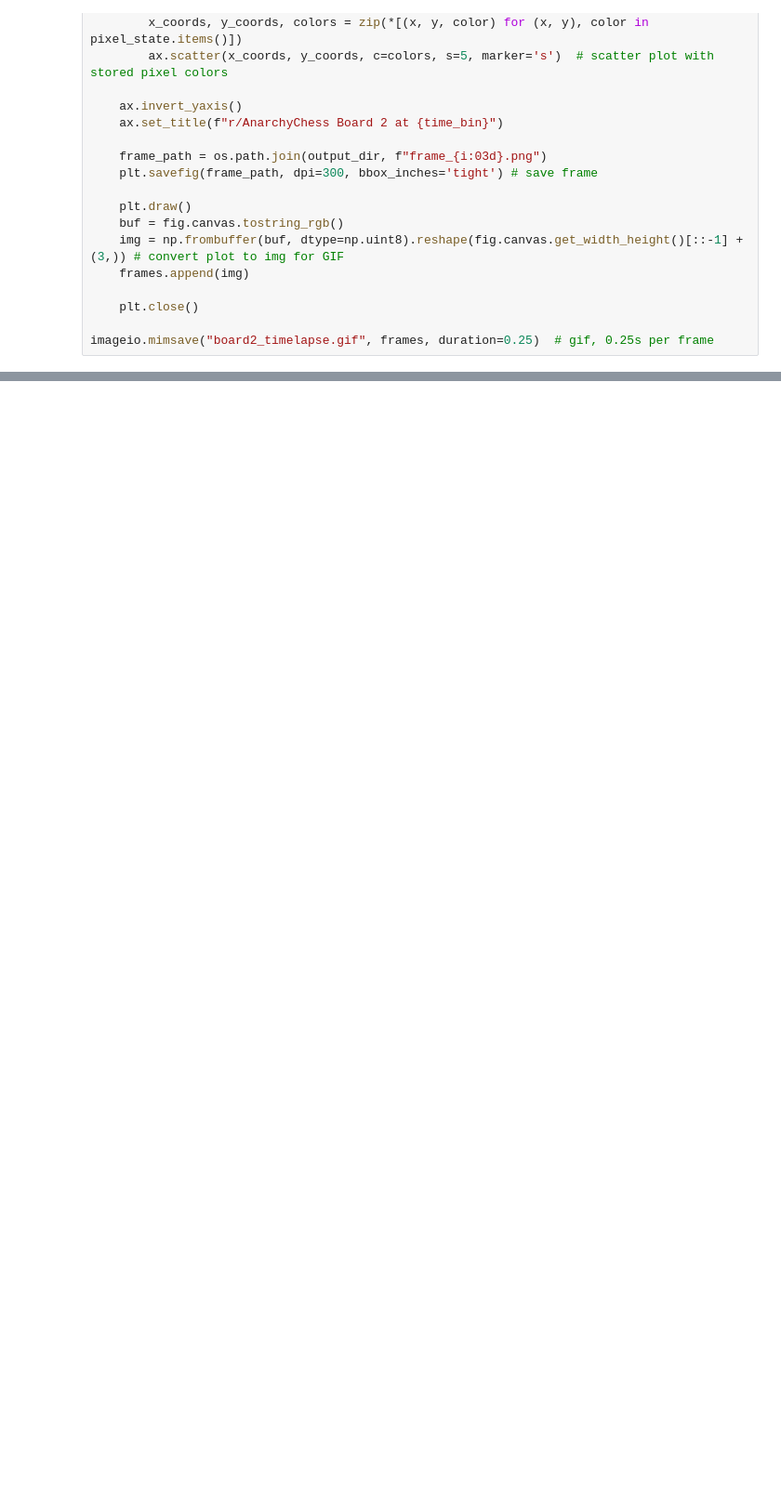
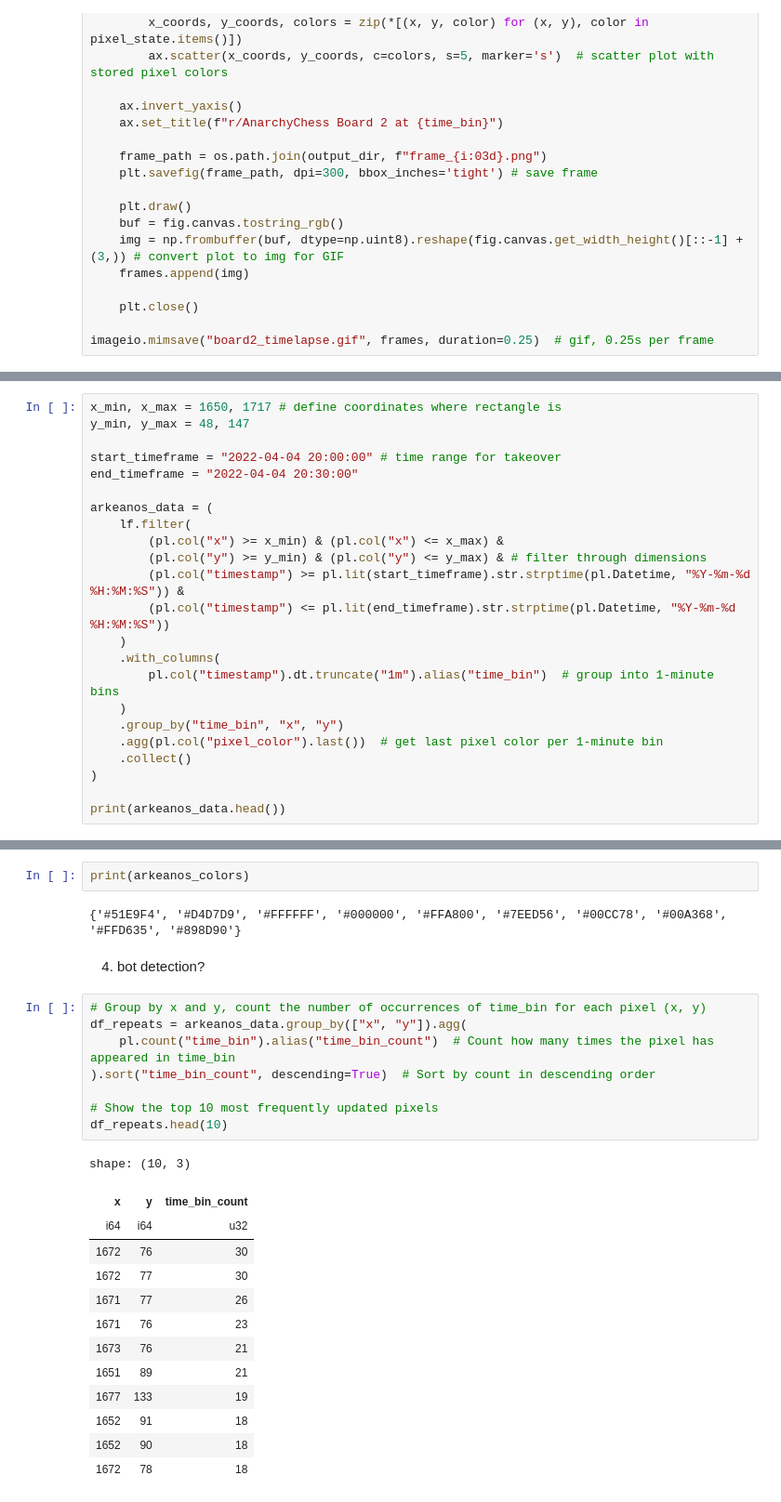
Before and after one commit to bchan42/csc369-analysis, a Jupyter notebook: week5/week_5.ipynb, the cells around one changed output, grey strips where cells are left out. Shown at 93% size. Cells and saved outputs as stored; diff of their text form; blank space fills up the shorter version.

```diff
--- a/week5/week_5.ipynb
+++ b/week5/week_5.ipynb
@@ -226,0 +332,23 @@ imageio.mimsave("board2_timelapse.gif", frames, duration=0.25)  # gif, 0.25s per
+# %%
+x_min, x_max = 1650, 1717 # define coordinates where rectangle is
+y_min, y_max = 48, 147
+
+start_timeframe = "2022-04-04 20:00:00" # time range for takeover
+end_timeframe = "2022-04-04 20:30:00"
+
+arkeanos_data = (
+    lf.filter(
+        (pl.col("x") >= x_min) & (pl.col("x") <= x_max) &
+        (pl.col("y") >= y_min) & (pl.col("y") <= y_max) & # filter through dimensions
+        (pl.col("timestamp") >= pl.lit(start_timeframe).str.strptime(pl.Datetime, "%Y-%m-%d %H:%M:%S")) &
+        (pl.col("timestamp") <= pl.lit(end_timeframe).str.strptime(pl.Datetime, "%Y-%m-%d %H:%M:%S"))
+    )
+    .with_columns(
+        pl.col("timestamp").dt.truncate("1m").alias("time_bin")  # group into 1-minute bins
+    )
+    .group_by("time_bin", "x", "y")
+    .agg(pl.col("pixel_color").last())  # get last pixel color per 1-minute bin
+    .collect()
+)
+
+print(arkeanos_data.head())
@@ -226,0 +489,28 @@ imageio.mimsave("board2_timelapse.gif", frames, duration=0.25)  # gif, 0.25s per
+# %%
+print(arkeanos_colors)
+# %% [output]
+{'#51E9F4', '#D4D7D9', '#FFFFFF', '#000000', '#FFA800', '#7EED56', '#00CC78', '#00A368', '#FFD635', '#898D90'}
+# %% [markdown]
+4. bot detection?
+# %%
+# Group by x and y, count the number of occurrences of time_bin for each pixel (x, y)
+df_repeats = arkeanos_data.group_by(["x", "y"]).agg(
+    pl.count("time_bin").alias("time_bin_count")  # Count how many times the pixel has appeared in time_bin
+).sort("time_bin_count", descending=True)  # Sort by count in descending order
+
+# Show the top 10 most frequently updated pixels
+df_repeats.head(10)
+# %% [output]
+shape: (10, 3)
+| x | y | time_bin_count |
+| i64 | i64 | u32 |
+| 1672 | 76 | 30 |
+| 1672 | 77 | 30 |
+| 1671 | 77 | 26 |
+| 1671 | 76 | 23 |
+| 1673 | 76 | 21 |
+| 1651 | 89 | 21 |
+| 1677 | 133 | 19 |
+| 1652 | 91 | 18 |
+| 1652 | 90 | 18 |
+| 1672 | 78 | 18 |
```
Also changed, not shown: parts of 23 cells of this notebook, 2 other files.
